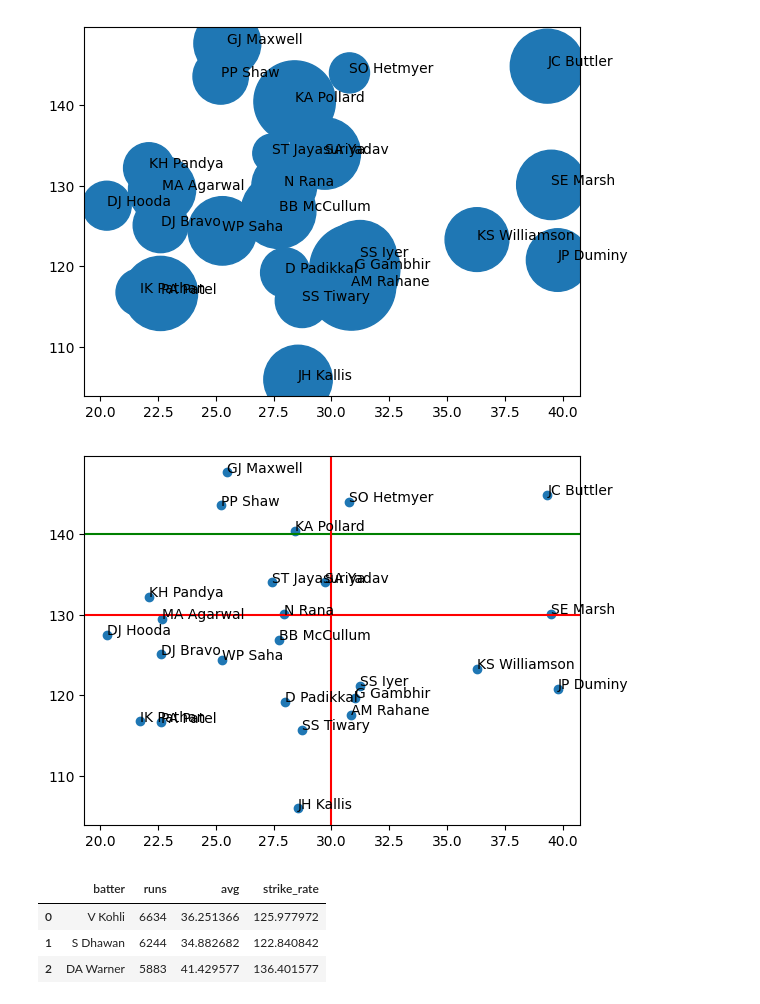
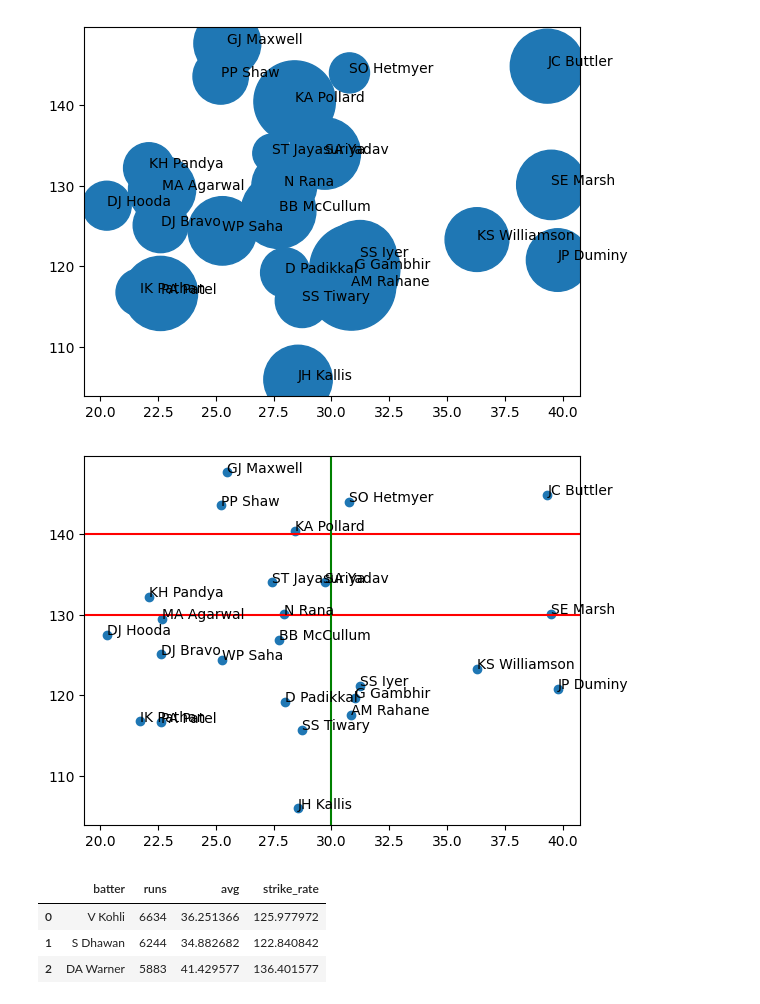
Before and after one commit to meetsudra11/python_sql, a Jupyter notebook: Matplotlib/advancematplot.ipynb, the cells around one changed output. Drawn from its saved outputs; the diff is of its cells as text; code cells hidden in the pictures.

```diff
--- a/Matplotlib/advancematplot.ipynb
+++ b/Matplotlib/advancematplot.ipynb
@@ -91,16 +91,16 @@ for i in range(df_sample.shape[0]):
 # %%
 # players with strike rate greater then 130 and avg greater then 30
 plt.scatter(df_sample['avg'],df_sample['strike_rate'])
 
 plt.axhline(130,color='red')#axis horizontal line
-plt.axhline(140,color='green')# exceptional hitters with high strike rate
-plt.axvline(30,color='red')
+plt.axhline(140,color='red')# exceptional hitters with high strike rate
+plt.axvline(30,color='green')
 
 
 for i in range(df_sample.shape[0]):
     plt.text(df_sample['avg'].values[i],df_sample['strike_rate'].values[i],df_sample['batter'].values[i])
 # %% [output]
-[figure, old version]
+[figure, new version]
 # %%
 # A different way to plot graphs
 bat.head(3)
```
Also changed, not shown: parts of 5 cells of this notebook.
